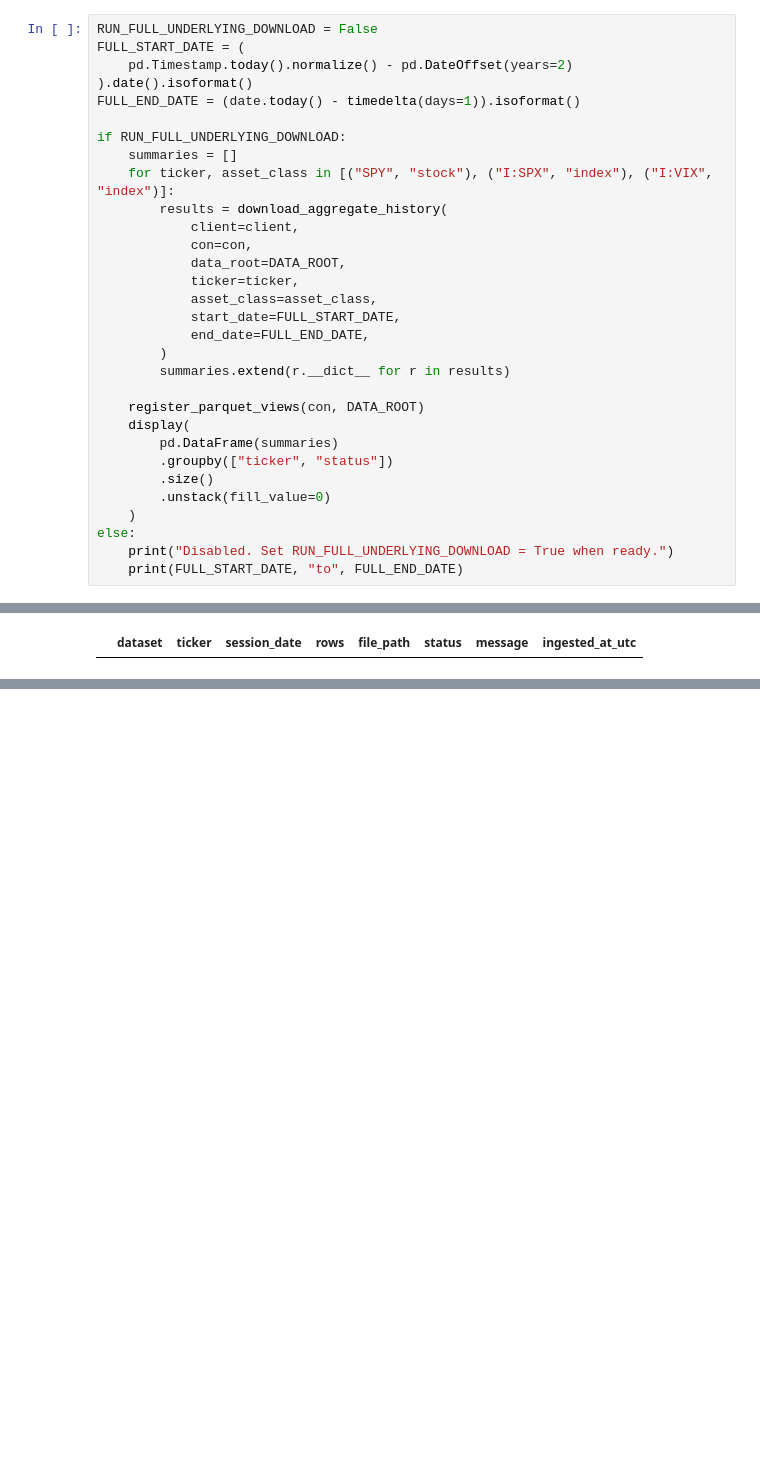
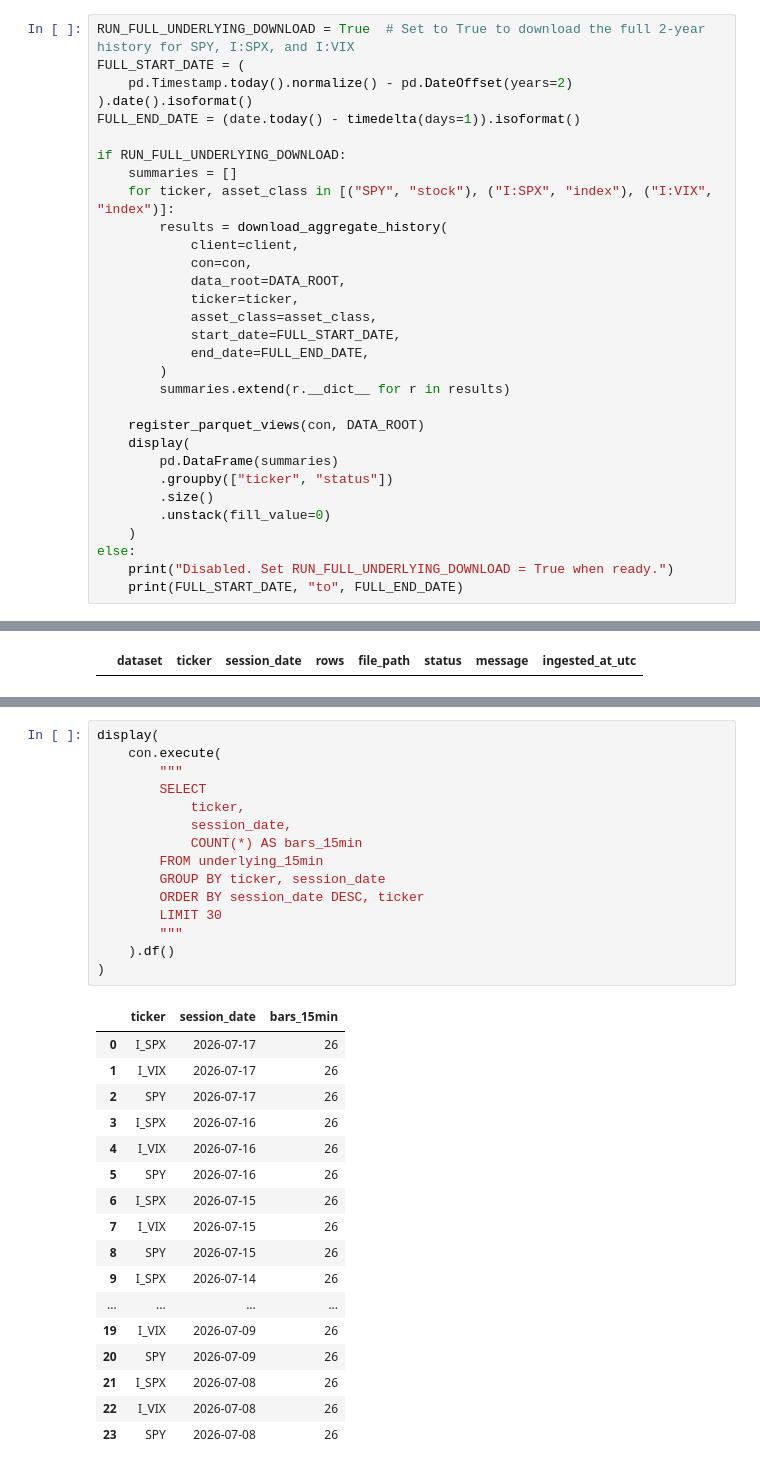
Before and after one commit to Ferreter/Dissertation, a Jupyter notebook: massive_database_starter.ipynb, the cells around one changed output, grey strips where cells are left out. Drawn from its saved outputs; the diff is of its cells as text; blank space fills up the shorter version.

Commit message:
👍 Made Audit Changes and Initiated full download

```diff
--- a/massive_database_starter.ipynb
+++ b/massive_database_starter.ipynb
@@ -246,5 +244,5 @@ The default range is two years. Move the start date earlier only where plan hist
 # %%
-RUN_FULL_UNDERLYING_DOWNLOAD = False
+RUN_FULL_UNDERLYING_DOWNLOAD = True  # Set to True to download the full 2-year history for SPY, I:SPX, and I:VIX
 FULL_START_DATE = (
     pd.Timestamp.today().normalize() - pd.DateOffset(years=2)
 ).date().isoformat()
@@ -461,0 +537,33 @@ After the underlying download is complete, build a canonical session calendar, a
+# %%
+display(
+    con.execute(
+        """
+        SELECT
+            ticker,
+            session_date,
+            COUNT(*) AS bars_15min
+        FROM underlying_15min
+        GROUP BY ticker, session_date
+        ORDER BY session_date DESC, ticker
+        LIMIT 30
+        """
+    ).df()
+)
+# %% [output]
+|  | ticker | session_date | bars_15min |
+| 0 | I_SPX | 2026-07-17 | 26 |
+| 1 | I_VIX | 2026-07-17 | 26 |
+| 2 | SPY | 2026-07-17 | 26 |
+| 3 | I_SPX | 2026-07-16 | 26 |
+| 4 | I_VIX | 2026-07-16 | 26 |
+| 5 | SPY | 2026-07-16 | 26 |
+| 6 | I_SPX | 2026-07-15 | 26 |
+| 7 | I_VIX | 2026-07-15 | 26 |
+| 8 | SPY | 2026-07-15 | 26 |
+| 9 | I_SPX | 2026-07-14 | 26 |
+| ... | ... | ... | ... |
+| 19 | I_VIX | 2026-07-09 | 26 |
+| 20 | SPY | 2026-07-09 | 26 |
+| 21 | I_SPX | 2026-07-08 | 26 |
+| 22 | I_VIX | 2026-07-08 | 26 |
+| 23 | SPY | 2026-07-08 | 26 |
```
Also changed, not shown: parts of 5 cells of this notebook.
